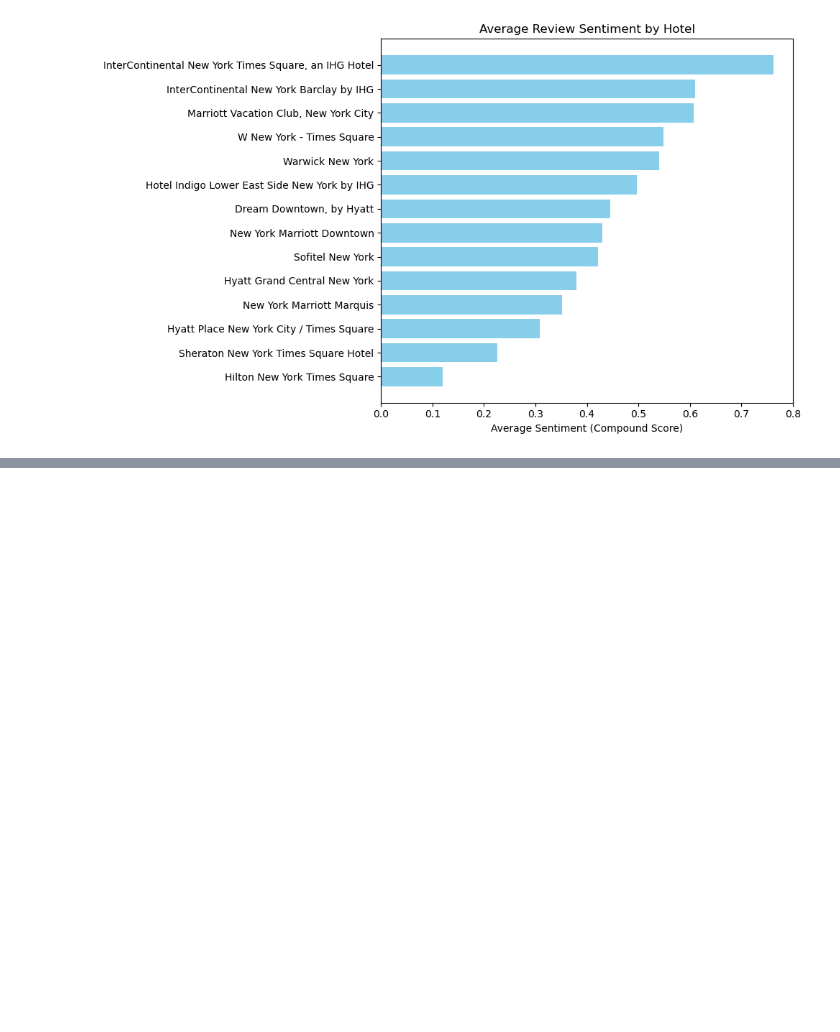
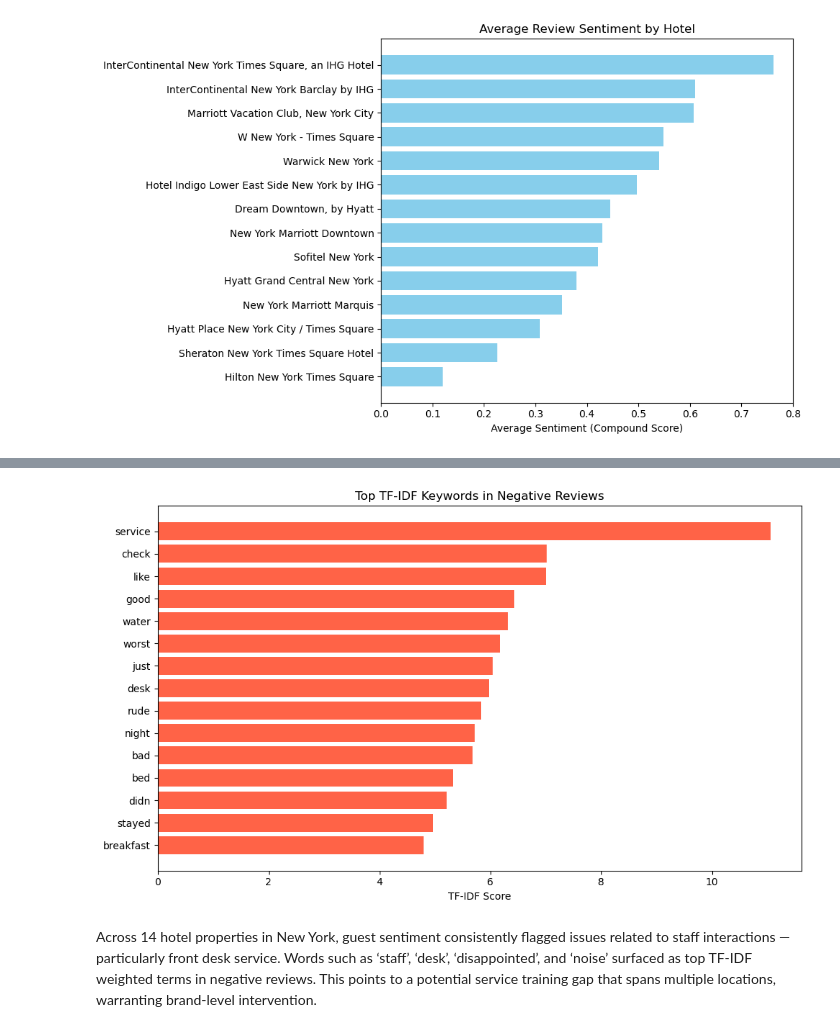
Before and after one commit to hanphamhong/hotel-seo-audit-project, a Jupyter notebook: sentiment_analysis_50.ipynb, the cells around one changed output, grey strips where cells are left out. Cells and saved outputs as stored; diff of their text form; code cells hidden in the pictures; blank space fills up the shorter version.

```diff
--- a/sentiment_analysis_50.ipynb
+++ b/sentiment_analysis_50.ipynb
@@ -270,0 +302,24 @@ def generate_tfidf_wordclouds(df_positive, df_negative, text_column, max_feature
+# %%
+negative_reviews = df[df['Compound'] < 0]['Reviews']
+custom_stopwords = set([
+    "hotel", "room", "rooms", "stay", "staff", "location", "experience", "place"
+])
+
+vectorizer_negative = TfidfVectorizer(
+    stop_words='english',
+    max_features=50,
+    token_pattern=r'\b[a-zA-Z]{3,}\b',  # words with 3+ letters
+)
+
+# Remove extra stop words manually
+negative_reviews_cleaned = negative_reviews.str.lower().replace(r'\b(?:' + '|'.join(custom_stopwords) + r')\b', '', regex=True)
+tfidf_matrix_negative = vectorizer_negative.fit_transform(negative_reviews_cleaned)
+# %%
+# Sum TF-IDF scores across all documents to get overall importance
+tfidf_scores = tfidf_matrix_negative.sum(axis=0).A1
+words = vectorizer_negative.get_feature_names_out()
+tfidf_df_negative = pd.DataFrame({'word': words, 'tfidf': tfidf_scores})
+
+# Sort by importance
+tfidf_df_negative = tfidf_df_negative.sort_values(by='tfidf', ascending=False)
+print(tfidf_df_negative.head(10))
@@ -270,0 +338,12 @@ def generate_tfidf_wordclouds(df_positive, df_negative, text_column, max_feature
+# %%
+plt.figure(figsize=(10, 6))
+plt.barh(tfidf_df_negative['word'].head(15), tfidf_df_negative['tfidf'].head(15), color='tomato')
+plt.gca().invert_yaxis()
+plt.title('Top TF-IDF Keywords in Negative Reviews')
+plt.xlabel('TF-IDF Score')
+plt.tight_layout()
+plt.show()
+# %% [output]
+[figure, added]
+# %% [markdown]
+Across 14 hotel properties in New York, guest sentiment consistently flagged issues related to staff interactions — particularly front desk service. Words such as ‘staff’, ‘desk’, ‘disappointed’, and ‘noise’ surfaced as top TF-IDF weighted terms in negative reviews. This points to a potential service training gap that spans multiple locations, warranting brand-level intervention.
```
Also changed, not shown: parts of 29 cells of this notebook.
